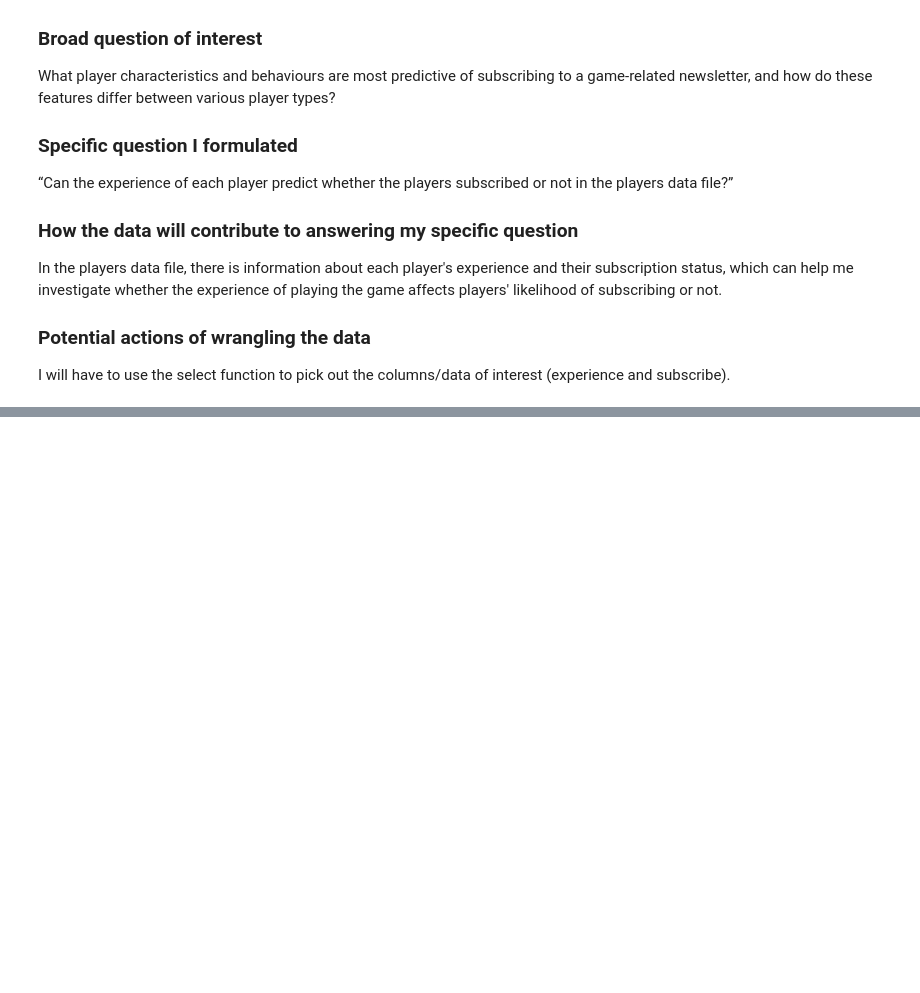
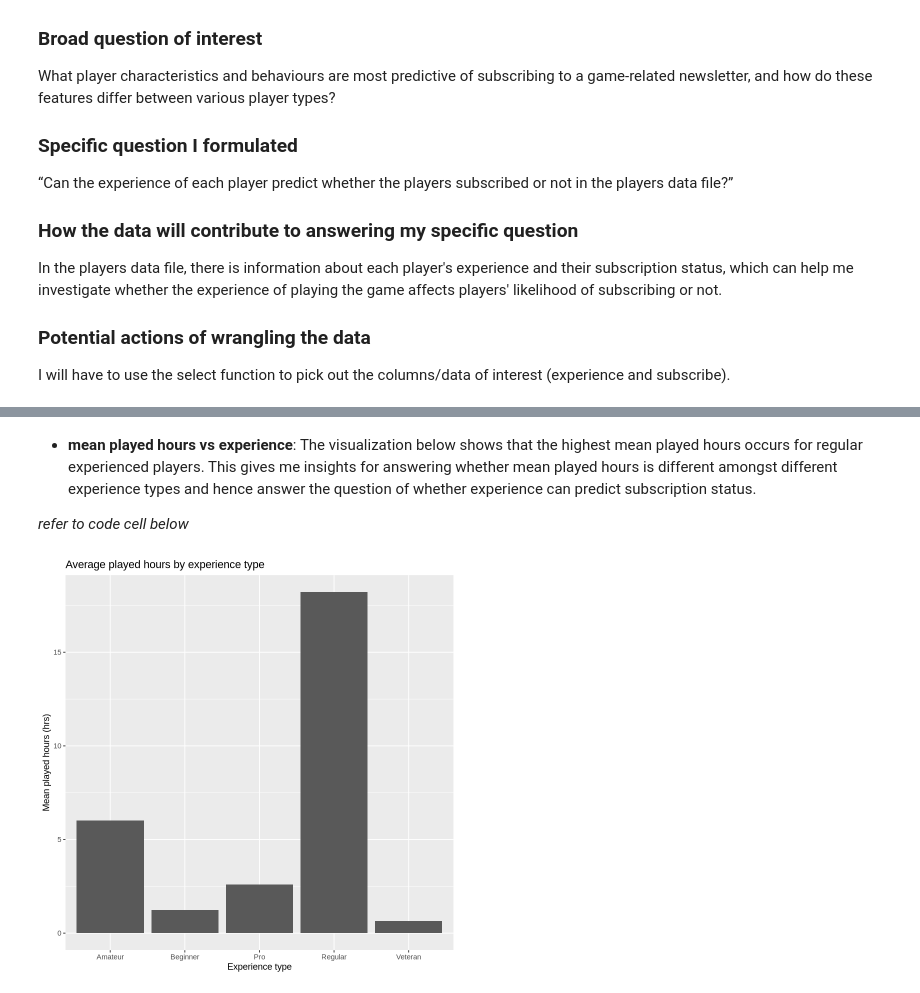
Before and after one commit to c-gracee/dsci100_individual_planning_project, a Jupyter notebook: individual_planning.ipynb, the cells around one changed output, grey strips where cells are left out. Saved outputs shown, nothing was run; the diff lists cells and outputs as text; code cells hidden in the pictures; blank space fills up the shorter version.

```diff
--- a/individual_planning.ipynb
+++ b/individual_planning.ipynb
@@ -124,0 +179,17 @@ I will have to use the select function to pick out the columns/data of interest
+# %% [markdown]
+- **mean played hours vs experience**: The visualization below shows that the highest mean played hours occurs for regular experienced players. This gives me insights for answering whether mean played hours is different amongst different experience types and hence answer the question of whether experience can predict subscription status.
+
+*refer to code cell below*
+# %%
+ph_exp_plot <- players |>
+    group_by(experience) |>
+    summarise(mean_hours = mean(played_hours, na.rm = TRUE)) |>
+    ggplot(aes(x = experience, y = mean_hours)) +
+    geom_col() +
+    labs(
+        x = "Experience type",
+        y = "Mean played hours (hrs)",
+        title = "Average played hours by experience type")
+ph_exp_plot
+# %% [output]
+[figure, added]
```
Also changed, not shown: parts of 4 cells of this notebook.
